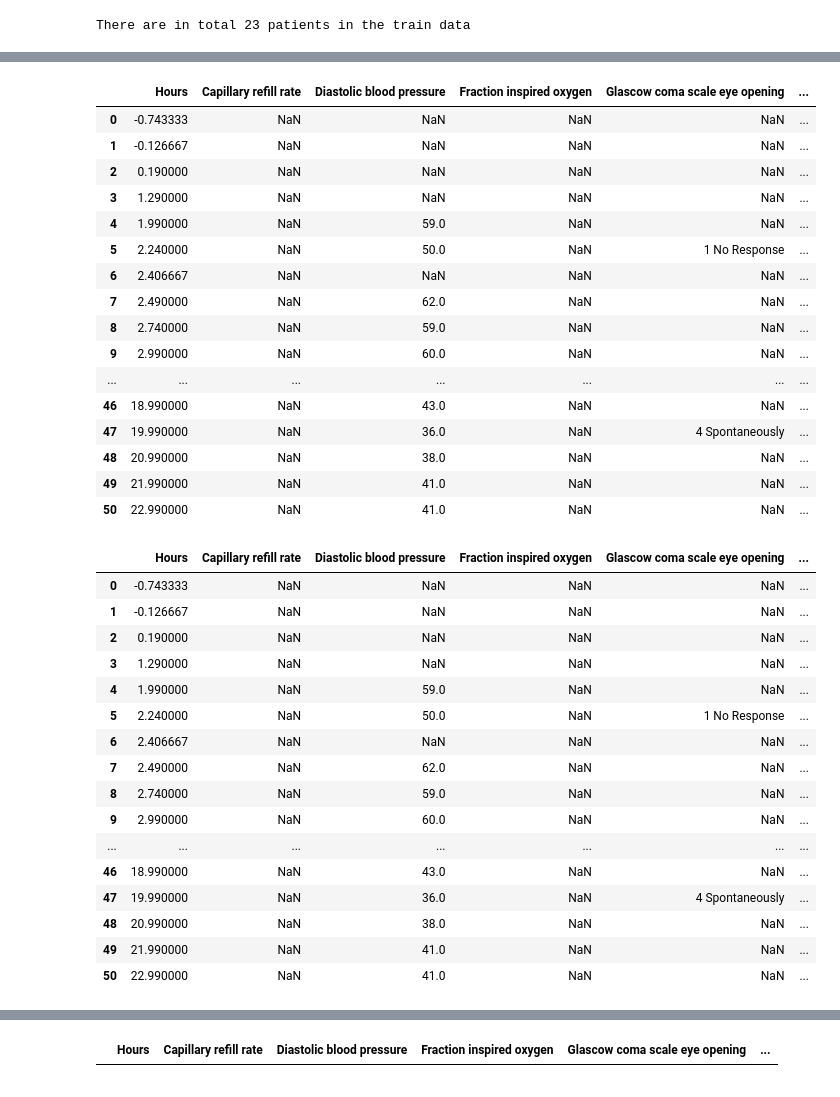
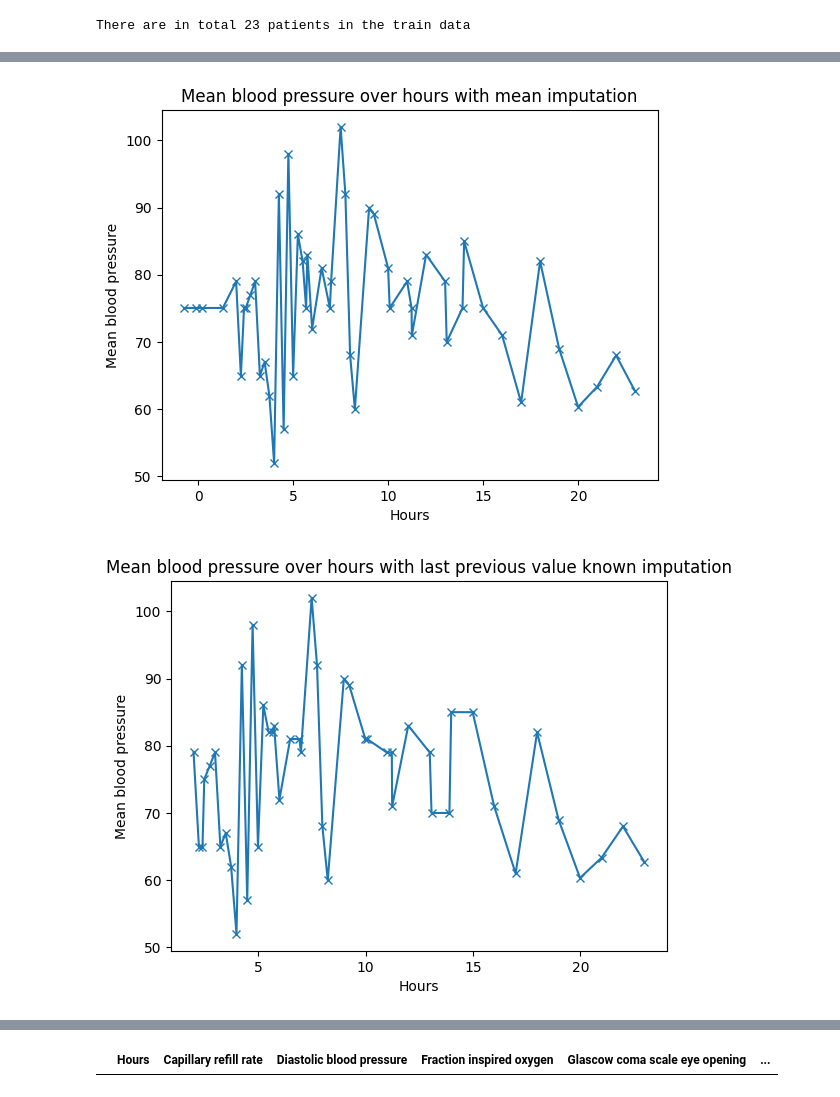
Before and after one commit to florencecornelissen/Mortality_Prediction, a Jupyter notebook: in_hospital_mortality_structured_v2.ipynb, the cells around one changed output, grey strips where cells are left out. Drawn from its saved outputs; the diff is of its cells as text; code cells hidden in the pictures.

```diff
--- a/in_hospital_mortality_structured_v2.ipynb
+++ b/in_hospital_mortality_structured_v2.ipynb
@@ -370,48 +368,25 @@ df_imputed_mode
-# %%
-# Mean imputation
-df_imputed_mean = df.fillna(value={'Mean blood pressure':df['Mean blood pressure'].mean()})
-df_imputed_mean
-# %% [output]
-|  | Hours | Capillary refill rate | Diastolic blood pressure | Fraction inspired oxygen | Glascow coma scale eye opening | ... |
-| 0 | -0.743333 | NaN | NaN | NaN | NaN | ... |
-| 1 | -0.126667 | NaN | NaN | NaN | NaN | ... |
-| 2 | 0.190000 | NaN | NaN | NaN | NaN | ... |
-| 3 | 1.290000 | NaN | NaN | NaN | NaN | ... |
-| 4 | 1.990000 | NaN | 59.0 | NaN | NaN | ... |
-| 5 | 2.240000 | NaN | 50.0 | NaN | 1 No Response | ... |
-| 6 | 2.406667 | NaN | NaN | NaN | NaN | ... |
-| 7 | 2.490000 | NaN | 62.0 | NaN | NaN | ... |
-| 8 | 2.740000 | NaN | 59.0 | NaN | NaN | ... |
-| 9 | 2.990000 | NaN | 60.0 | NaN | NaN | ... |
-| ... | ... | ... | ... | ... | ... | ... |
-| 46 | 18.990000 | NaN | 43.0 | NaN | NaN | ... |
-| 47 | 19.990000 | NaN | 36.0 | NaN | 4 Spontaneously | ... |
-| 48 | 20.990000 | NaN | 38.0 | NaN | NaN | ... |
-| 49 | 21.990000 | NaN | 41.0 | NaN | NaN | ... |
-| 50 | 22.990000 | NaN | 41.0 | NaN | NaN | ... |
+# %%
+# Mean imputation
+df_imputed_mean = df.copy()
+df_imputedm_mean = df_imputed_mean.fillna(df_imputed_mean['Mean blood pressure'].mean(), inplace=True)
+plt.plot(df_imputed_mean['Hours'], df_imputed_mean['Mean blood pressure'], marker='x', label='Mean blood pressure')
+plt.xlabel('Hours')
+plt.ylabel('Mean blood pressure')
+plt.title('Mean blood pressure over hours with mean imputation')
+plt.show()
+# %% [output]
+[figure, added]
 # %%
 # Last previous value known imputation
-df_imputed_lastpreviousvalue = df
+df_imputed_lastpreviousvalue = df.copy()
 df_imputed_lastpreviousvalue['Mean blood pressure'].fillna(method='ffill', inplace=True)
-df_imputed_lastpreviousvalue
+plt.plot(df_imputed_lastpreviousvalue['Hours'], df_imputed_lastpreviousvalue['Mean blood pressure'], marker='x', label='Mean blood pressure')
+plt.xlabel('Hours')
+plt.ylabel('Mean blood pressure')
+plt.title('Mean blood pressure over hours with last previous value known imputation')
+plt.show()
 # %% [output]
-|  | Hours | Capillary refill rate | Diastolic blood pressure | Fraction inspired oxygen | Glascow coma scale eye opening | ... |
-| 0 | -0.743333 | NaN | NaN | NaN | NaN | ... |
-| 1 | -0.126667 | NaN | NaN | NaN | NaN | ... |
-| 2 | 0.190000 | NaN | NaN | NaN | NaN | ... |
-| 3 | 1.290000 | NaN | NaN | NaN | NaN | ... |
-| 4 | 1.990000 | NaN | 59.0 | NaN | NaN | ... |
-| 5 | 2.240000 | NaN | 50.0 | NaN | 1 No Response | ... |
-| 6 | 2.406667 | NaN | NaN | NaN | NaN | ... |
-| 7 | 2.490000 | NaN | 62.0 | NaN | NaN | ... |
-| 8 | 2.740000 | NaN | 59.0 | NaN | NaN | ... |
-| 9 | 2.990000 | NaN | 60.0 | NaN | NaN | ... |
-| ... | ... | ... | ... | ... | ... | ... |
-| 46 | 18.990000 | NaN | 43.0 | NaN | NaN | ... |
-| 47 | 19.990000 | NaN | 36.0 | NaN | 4 Spontaneously | ... |
-| 48 | 20.990000 | NaN | 38.0 | NaN | NaN | ... |
-| 49 | 21.990000 | NaN | 41.0 | NaN | NaN | ... |
-| 50 | 22.990000 | NaN | 41.0 | NaN | NaN | ... |
+[figure, added]
 # %%
 # KNN imputation
 from sklearn.impute import KNNImputer
```
Also changed, not shown: parts of 3 cells of this notebook, 5 other files.
